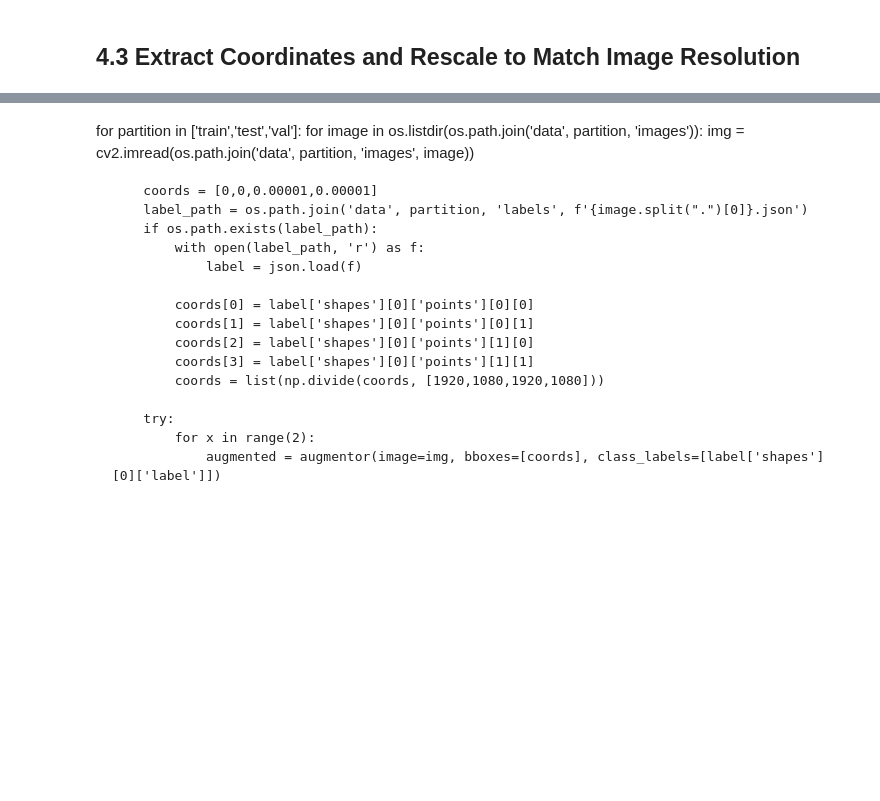
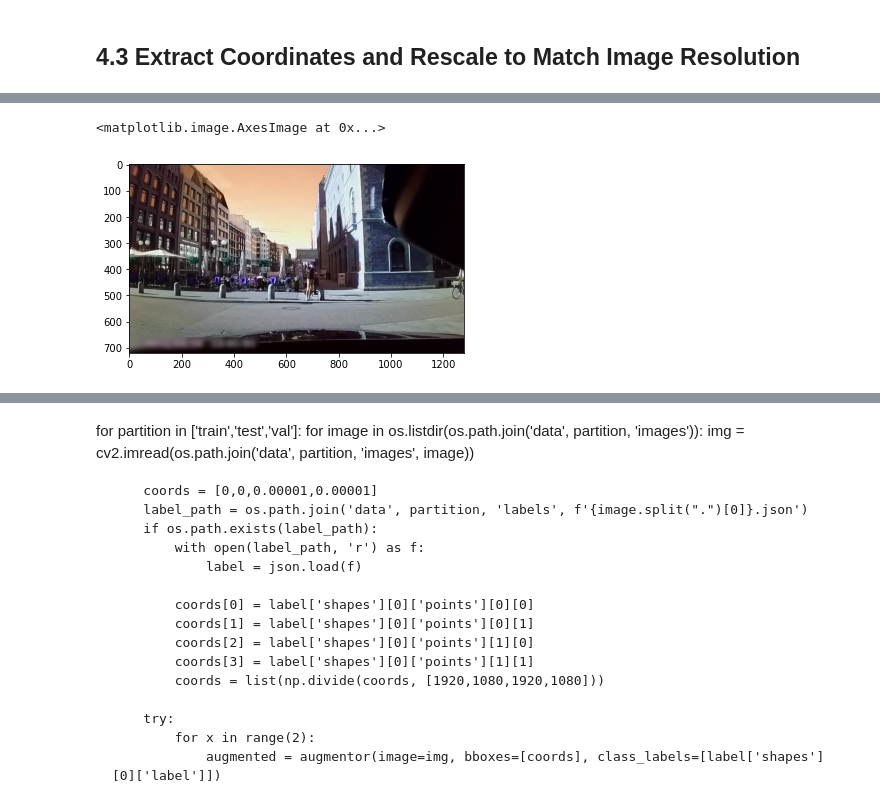
Before and after one commit to Deshan-salitha/pedestrian, a Jupyter notebook: pedestrian.ipynb, the cells around one changed output, grey strips where cells are left out. Saved outputs shown, nothing was run; the diff lists cells and outputs as text; code cells hidden in the pictures; blank space fills up the shorter version.

```diff
--- a/pedestrian.ipynb
+++ b/pedestrian.ipynb
@@ -94,0 +122,5 @@ list(augmented['bboxes'][0])
+# %%
+plt.imshow(img)
+# %% [output]
+<matplotlib.image.AxesImage at 0x...>
+[figure, added]
```
Also changed, not shown: parts of 45 cells of this notebook.
